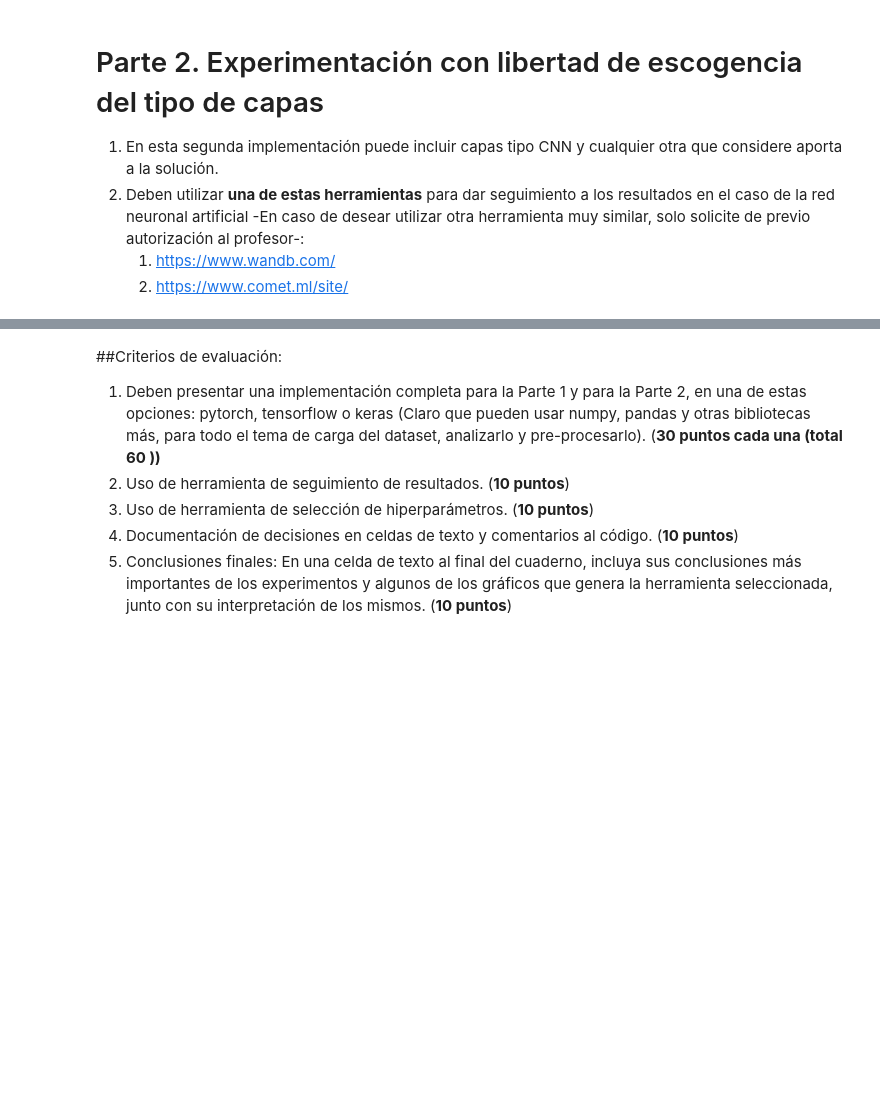
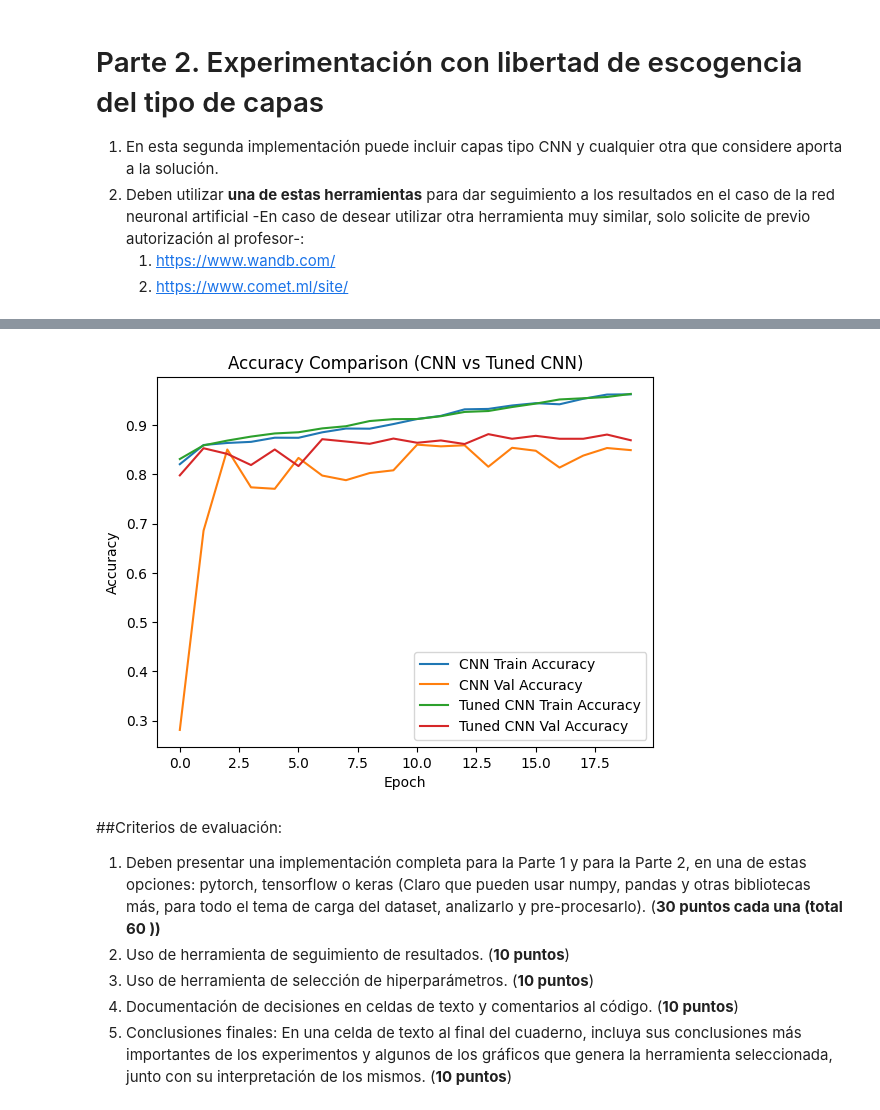
Before and after one commit to ChrisArreFall/melanocytic_classifier, a Jupyter notebook: DL_2024_2_Trabajo_Corto_1.ipynb, the cells around one changed output, grey strips where cells are left out. Drawn from its saved outputs; the diff is of its cells as text; code cells hidden in the pictures; blank space fills up the shorter version.

```diff
--- a/DL_2024_2_Trabajo_Corto_1.ipynb
+++ b/DL_2024_2_Trabajo_Corto_1.ipynb
@@ -277,21 +313,3 @@ def build_cnn_model():
     model.compile(optimizer='adam', loss='binary_crossentropy', metrics=['accuracy'])
 
     return model
-# %%
-from comet_ml import Experiment
-
-# Create a Comet experiment
-experiment = Experiment(
-    api_key="PlpkGnOY9fq5A1vs3IB2p4kZr",  # Replace with your API key
-    project_name="melanocytic-classification",
-    workspace="chrisarrefall"  # Replace with your workspace
-)
-
-# Build the CNN model
-model = build_cnn_model()
-
-# Train the model and log results to Comet.ml
-history = model.fit(X_train, y_train,
-                    epochs=20,
-                    validation_data=(X_val, y_val),
-                    callbacks=[experiment.keras_callback()])
@@ -342,3 +438,15 @@ View run at https://wandb.ai/chrisarrefall-tecnologico-de-costa-rica/uncategoriz
+# %%
+plt.plot(history_cnn.history['accuracy'], label='CNN Train Accuracy')
+plt.plot(history_cnn.history['val_accuracy'], label='CNN Val Accuracy')
+plt.plot(history_tuned_cnn.history['accuracy'], label='Tuned CNN Train Accuracy')
+plt.plot(history_tuned_cnn.history['val_accuracy'], label='Tuned CNN Val Accuracy')
+plt.title('Accuracy Comparison (CNN vs Tuned CNN)')
+plt.xlabel('Epoch')
+plt.ylabel('Accuracy')
+plt.legend()
+plt.show()
+# %% [output]
+[figure, added]
 # %% [markdown]
 ##Criterios de evaluación:
 1. Deben presentar una implementación completa para la Parte 1 y para la Parte 2, en una de estas opciones: pytorch, tensorflow o keras (Claro que pueden usar numpy, pandas y otras bibliotecas más, para todo el tema de carga del dataset, analizarlo y pre-procesarlo). (**30 puntos cada una (total 60 ))**
```
Also changed, not shown: parts of 18 cells of this notebook, 3 other files.
